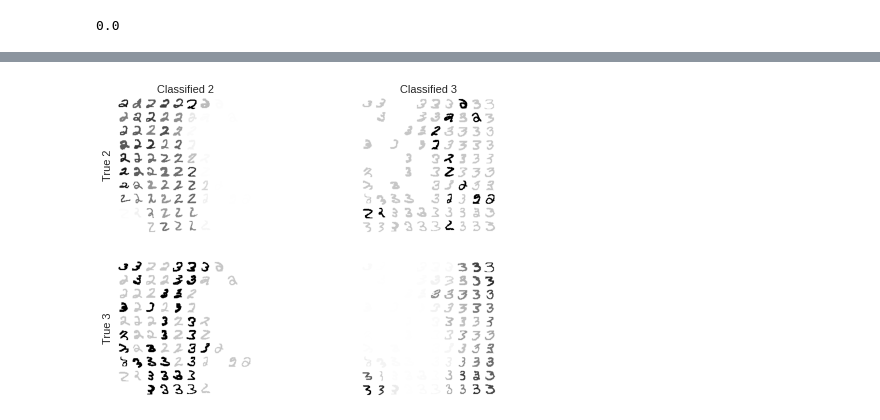
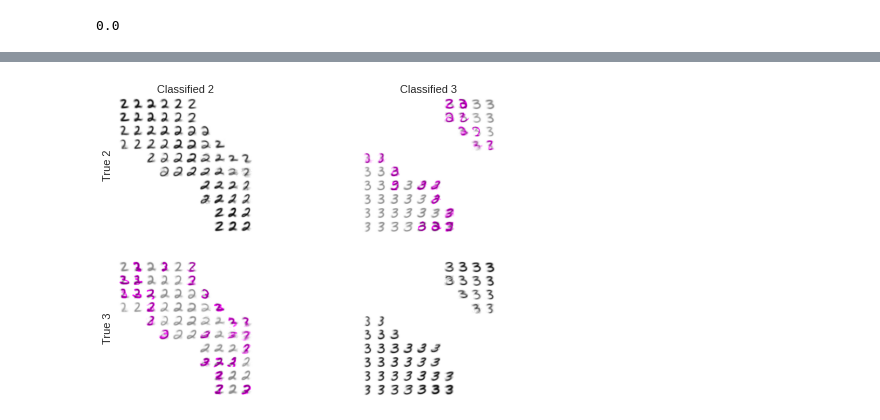
Before and after one commit to ayllon/SOMA, a Jupyter notebook: notebooks/interpretability_nmist.ipynb, the cells around one changed output, grey strips where cells are left out. Drawn from its saved outputs; the diff is of its cells as text; code cells hidden in the pictures.

Commit message:
nmist grid overlayed

```diff
--- a/notebooks/interpretability_nmist.ipynb
+++ b/notebooks/interpretability_nmist.ipynb
@@ -12,6 +13,9 @@ plt.style.use('seaborn-notebook')
 
 from soma.generators.nmist import NmistGenerator
 from soma.tests import som_test
+# %%
+plot_dir = os.path.expanduser('~/Plots')
+os.makedirs(plot_dir, exist_ok=True)
 # %%
 nmist2 = NmistGenerator(2)
 nmist3 = NmistGenerator(3)
@@ -104,50 +108,50 @@ plt.tight_layout()
 # %%
-canvas2 = np.zeros((280, 280))
-canvas3 = np.zeros((280, 280))
-canvas_mis2 = np.zeros((280, 280))
-canvas_mis3 = np.zeros((280, 280))
+canvas2 = np.zeros((280, 280, 3))
+canvas3 = np.zeros((280, 280, 3))
+canvas_mis2 = np.zeros((280, 280, 3))
+canvas_mis3 = np.zeros((280, 280, 3))
 
 for i in range(28):
     for j in range(28):
         cell_idxs = np.argwhere((som.bmus[:, 0] == i) & (som.bmus[:, 1] == j))
         cell2_idxs = cell_idxs[cell_idxs < sample_size]
         cell3_idxs = cell_idxs[cell_idxs >= sample_size] - sample_size
 
-        if len(cell3_idxs):
-            canvas_mis2[i * 28: i * 28 + 28, j * 28:j * 28 + 28] = (nmist3_sample[cell3_idxs[0]].reshape(28, 28) > 0) * 1
-        if len(cell2_idxs):
-            canvas_mis3[i * 28: i * 28 + 28, j * 28:j * 28 + 28] = (nmist2_sample[cell2_idxs[0]].reshape(28, 28) > 0) * 1
+        x = slice(i * 28, i * 28 + 28)
+        y = slice(j * 28, j * 28 + 28)
 
-        if len(cell2_idxs):
-            canvas2[i * 28: i * 28 + 28, j * 28:j * 28 + 28] = (nmist2_sample[cell2_idxs[0]].reshape(28, 28) > 0) * len(
-                cell2_idxs)
-            if len(cell2_idxs) < len(cell3_idxs):
-                canvas_mis2[i * 28: i * 28 + 28, j * 28:j * 28 + 28] = (nmist2_sample[cell2_idxs[0]].reshape(28, 28) > 0) * 3
+        if len(cell2_idxs) > len(cell3_idxs):
+            canvas2[x, y, :] = np.mean(nmist2_sample[cell2_idxs], axis=0).reshape(28, 28, 1) / 255.
+            canvas_mis3[x, y, :] = 0.5 * canvas2[x, y, :]
+        elif len(cell3_idxs) > len(cell2_idxs):
+            canvas3[x, y, :] = np.mean(nmist3_sample[cell3_idxs], axis=0).reshape(28, 28, 1) / 255.
+            canvas_mis2[x, y, :] = 0.5 * canvas3[x, y, :]
 
-        if len(cell3_idxs):
-            canvas3[i * 28: i * 28 + 28, j * 28:j * 28 + 28] = (nmist3_sample[cell3_idxs[0]].reshape(28, 28) > 0) * len(
-                cell3_idxs)
-            if len(cell3_idxs) < len(cell2_idxs):
-                canvas_mis3[i * 28: i * 28 + 28, j * 28:j * 28 + 28] = (nmist3_sample[cell3_idxs[0]].reshape(28, 28) > 0) * 3
+        if len(cell3_idxs) and len(cell2_idxs) > len(cell3_idxs):
+            canvas_mis3[x, y, 1] += np.mean(nmist3_sample[cell3_idxs], axis=0).reshape(28, 28) / 255.
+            canvas_mis3[x, y, 1] = np.clip(canvas_mis3[x, y, 1], 0, 1)
+        if len(cell2_idxs) and len(cell3_idxs) > len(cell2_idxs):
+            canvas_mis2[x, y, 1] += np.mean(nmist2_sample[cell2_idxs], axis=0).reshape(28, 28) / 255.
+            canvas_mis2[x, y, 1] = np.clip(canvas_mis2[x, y, 1], 0, 1)
 
 fig, axes = plt.subplots(ncols=2, nrows=2)
 
-axes[0, 0].imshow(canvas2, cmap='Greys')
-axes[1, 1].imshow(canvas3, cmap='Greys')
-axes[0, 1].imshow(canvas_mis2, cmap='Greys')
-axes[1, 0].imshow(canvas_mis3, cmap='Greys')
+axes[0, 0].imshow(1 - canvas2)
+axes[1, 1].imshow(1 - canvas3)
+axes[0, 1].imshow(1 - canvas_mis2)
+axes[1, 0].imshow(1 - canvas_mis3)
 
 axes[0, 0].set_ylabel('True 2')
 axes[0, 0].set_xlabel('Classified 2')
 axes[1, 0].set_ylabel('True 3')
 axes[0, 1].set_xlabel('Classified 3')
 
 for ax in axes.ravel():
     ax.grid(False)
     ax.set_xticks([])
     ax.set_yticks([])
     ax.xaxis.set_label_position('top')
-fig.savefig('/tmp/class.eps', bbox_inches='tight')
+fig.savefig(os.path.join(plot_dir, 'nmist_grid.eps'), bbox_inches='tight')
 fig.show()
 # %% [output]
-[figure, old version]
+[figure, new version]
```
Also changed, not shown: parts of 4 cells of this notebook.
